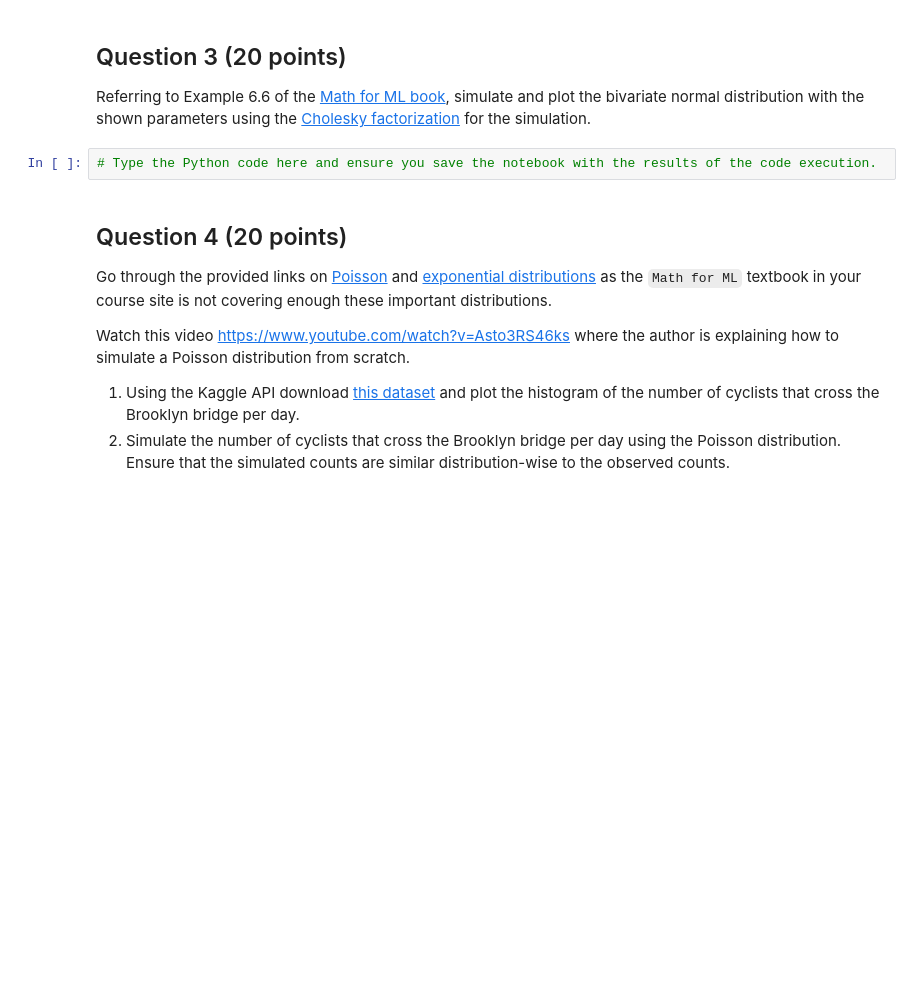
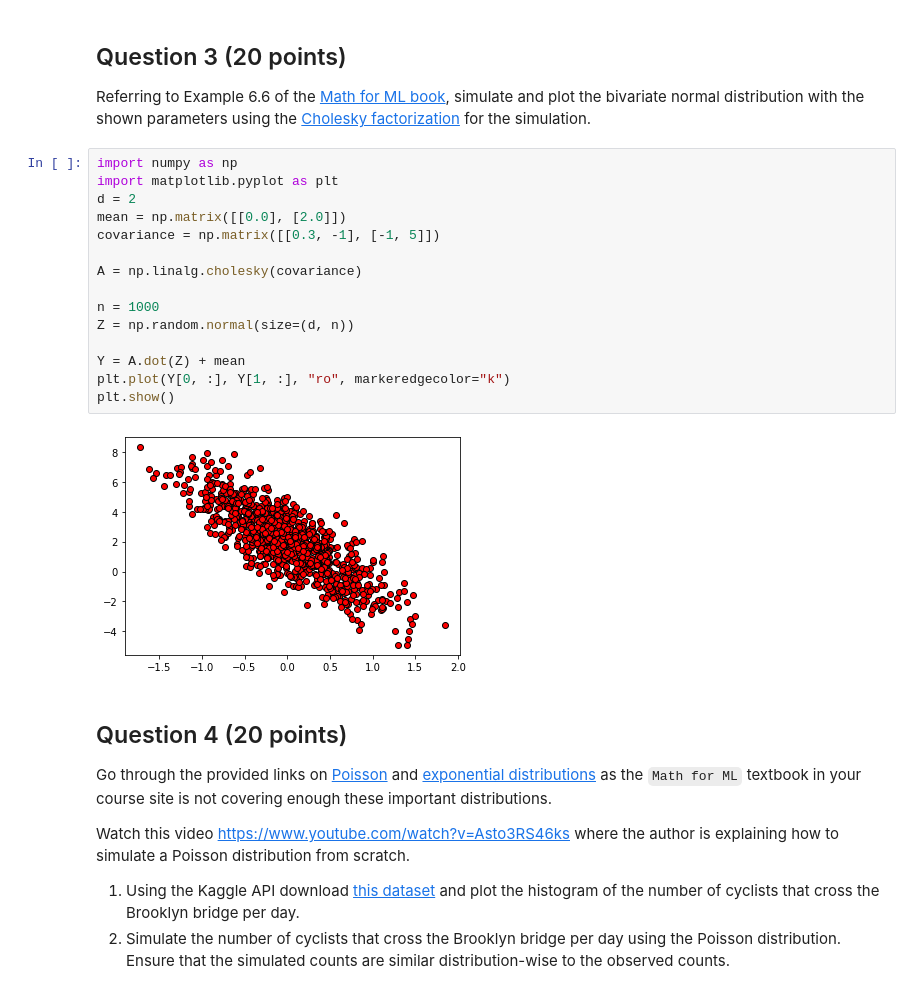
Before and after one commit to jjderz/CS-482-Assignments, a Jupyter notebook: CS482_HW1.ipynb, the cells around one changed output. Drawn from its saved outputs; the diff is of its cells as text; blank space fills up the shorter version.

```diff
--- a/CS482_HW1.ipynb
+++ b/CS482_HW1.ipynb
@@ -72,8 +68,23 @@ P(0011) = P(H) * P(0|H) * P(0|0) * P(1|0) * P(1|1) + P(T) * P(0|T) * P(0|0) * P(
 ## Question 3 (20 points)
 
 Referring to Example 6.6 of the  [Math for ML book](https://mml-book.github.io/book/mml-book.pdf), simulate and plot the bivariate normal distribution with the shown parameters using the [Cholesky factorization](https://numpy.org/doc/stable/reference/generated/numpy.linalg.cholesky.html) for the simulation.
-# %%
-# Type the Python code here and ensure you save the notebook with the results of the code execution.
+# %%
+import numpy as np
+import matplotlib.pyplot as plt
+d = 2
+mean = np.matrix([[0.0], [2.0]])
+covariance = np.matrix([[0.3, -1], [-1, 5]])
+
+A = np.linalg.cholesky(covariance)
+
+n = 1000
+Z = np.random.normal(size=(d, n))
+
+Y = A.dot(Z) + mean
+plt.plot(Y[0, :], Y[1, :], "ro", markeredgecolor="k")
+plt.show()
+# %% [output]
+[figure, added]
 # %% [markdown]
 ## Question 4 (20 points)
 
```
Also changed, not shown: parts of 1 cell of this notebook.
